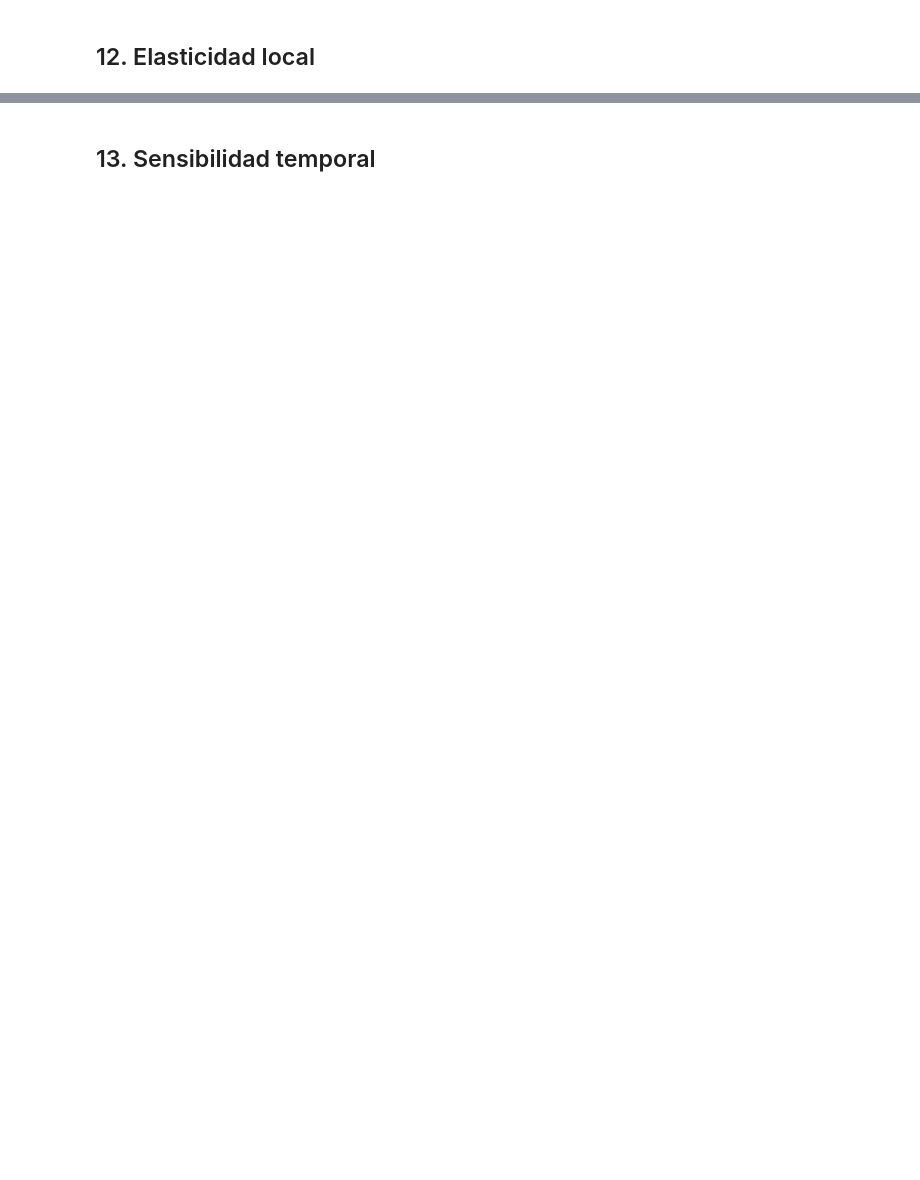
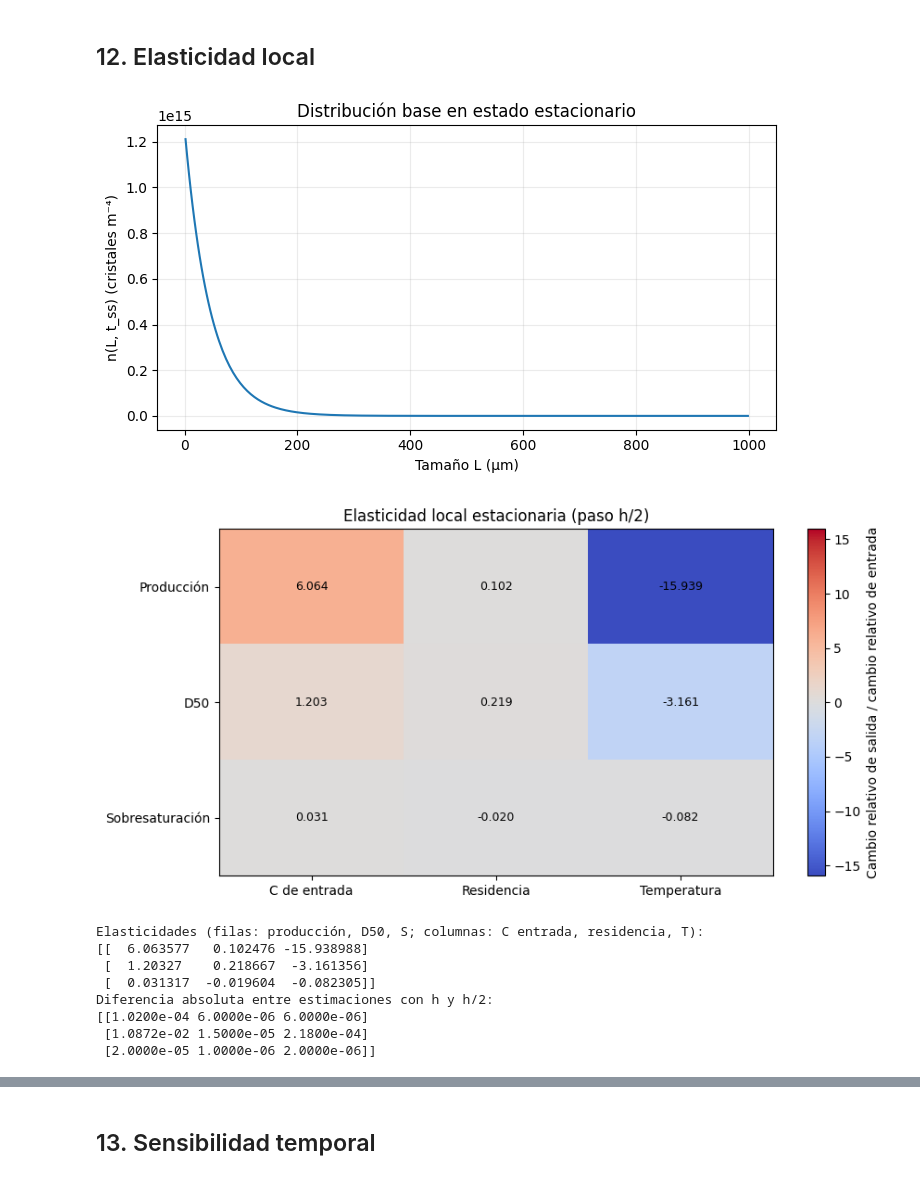
Before and after one commit to antomoyaa/CristalizadorPT, a Jupyter notebook: Evaporative_MSMPR_DPBE-2.ipynb, the cells around one changed output, grey strips where cells are left out. Cells and saved outputs as stored; diff of their text form; code cells hidden in the pictures; blank space fills up the shorter version.

```diff
--- a/Evaporative_MSMPR_DPBE-2.ipynb
+++ b/Evaporative_MSMPR_DPBE-2.ipynb
@@ -1003,7 +1034,11 @@ display(Markdown("\n".join(table)))
 # %% [markdown]
 ## 12. Elasticidad local
 # %%
+# 1. Obtener la distribución espacial y métricas usando la función correcta de tu notebook
+baseline_steady = steady_run(BASE)
 steady_result = baseline_steady["result"]
+
+# 2. Gráfico de la distribución base en estado estacionario
 fig, ax = plt.subplots(figsize=(7, 4))
 ax.plot(steady_result["centers"] * 1e6, steady_result["number_density"])
 ax.set(xlabel="Tamaño L (µm)", ylabel="n(L, t_ss) (cristales m⁻⁴)",
@@ -1012,18 +1047,16 @@ ax.grid(alpha=0.25)
 fig.tight_layout()
 plt.show()
 
+# 3. Configuración de la matriz de sensibilidad (Quitamos ClO4 porque no es un escalar nativo de steady_run aquí)
 heatmap_outputs = [("crystal_flow_kg_h", "Producción"), ("D50_um", "D50"),
-                   ("S", "Sobresaturación"), ("impurity_ppm", "ClO₄ en cristal")]
+                   ("S", "Sobresaturación")]
 heatmap_inputs = [(item["name"], item["short_label"]) for item in SENSITIVITY_INPUTS]
-
 
 def steady_output_values(run):
     """Vector de salidas; un estado no aceptado no produce sensibilidades válidas."""
     if not run["valid"]:
         return np.full(len(heatmap_outputs), np.nan)
-    return np.array([steady_crystal_perchlorate_ppm(run) if key == "impurity_ppm"
-                     else run[key] for key, _ in heatmap_outputs])
-
+    return np.array([run[key] for key, _ in heatmap_outputs])
 
 def plot_sensitivity_matrix(matrix, row_labels, column_labels, title, colorbar_label):
     """Mapa con escala simétrica: el color conserva signo y magnitud."""
@@ -1044,38 +1077,52 @@ def plot_sensitivity_matrix(matrix, row_labels, column_labels, title, colorbar_l
     fig.tight_layout()
     plt.show()
 
-
+# 4. Cálculo de elasticidades
 baseline_outputs = steady_output_values(baseline_steady)
 steady_local_results = {}
 elasticities = np.full((len(heatmap_outputs), len(SENSITIVITY_INPUTS)), np.nan)
 steady_step_errors = np.full_like(elasticities, np.nan)
+
 for column, specification in enumerate(SENSITIVITY_INPUTS):
     name = specification["name"]
     estimates = []
     steady_local_results[name] = {}
     for step_factor in (1.0, 0.5):
         step = specification["derivative_step"] * step_factor
         runs = [steady_run(perturb_input(BASE, name, sign * step)) for sign in (-1, 1)]
         steady_local_results[name][step_factor] = runs
         for run in runs:
             if not run["valid"]:
                 print(name, "estado excluido:", run["status"])
+
         derivative = central_derivative(steady_output_values(runs[0]),
                                         steady_output_values(runs[1]), step)
         estimate = np.full_like(derivative, np.nan)
         np.divide(input_scale(BASE, name) * derivative, baseline_outputs,
                   out=estimate, where=np.isfinite(baseline_outputs) & (baseline_outputs != 0.0))
         estimates.append(estimate)
     elasticities[:, column] = estimates[1]
     steady_step_errors[:, column] = np.abs(estimates[1] - estimates[0])
 
 plot_sensitivity_matrix(elasticities, [label for _, label in heatmap_outputs],
                         [label for _, label in heatmap_inputs],
                         "Elasticidad local estacionaria (paso h/2)",
                         "Cambio relativo de salida / cambio relativo de entrada")
-print("Elasticidades (filas: producción, D50, S, ClO₄; columnas: C entrada, residencia, T):")
+
+print("Elasticidades (filas: producción, D50, S; columnas: C entrada, residencia, T):")
 print(np.round(elasticities, 6))
 print("Diferencia absoluta entre estimaciones con h y h/2:")
 print(np.round(steady_step_errors, 6))
 if np.any(steady_step_errors > 0.05 * np.maximum(np.abs(elasticities), 0.1)):
     print("Aviso: algunas derivadas estacionarias dependen del paso; refinar antes de interpretarlas.")
+# %% [output]
+[figure, added]
+[figure, added]
+Elasticidades (filas: producción, D50, S; columnas: C entrada, residencia, T):
+[[  6.063577   0.102476 -15.938988]
+ [  1.20327    0.218667  -3.161356]
+ [  0.031317  -0.019604  -0.082305]]
+Diferencia absoluta entre estimaciones con h y h/2:
+[[1.0200e-04 6.0000e-06 6.0000e-06]
+ [1.0872e-02 1.5000e-05 2.1800e-04]
+ [2.0000e-05 1.0000e-06 2.0000e-06]]
```
Also changed, not shown: parts of 6 cells of this notebook.
